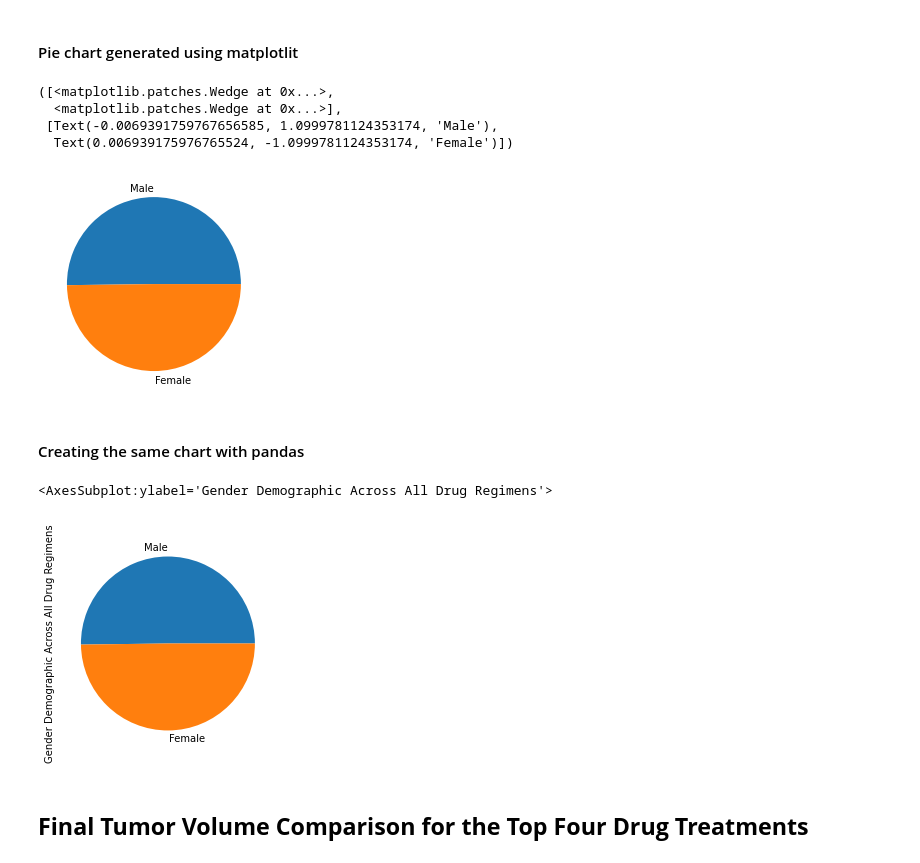
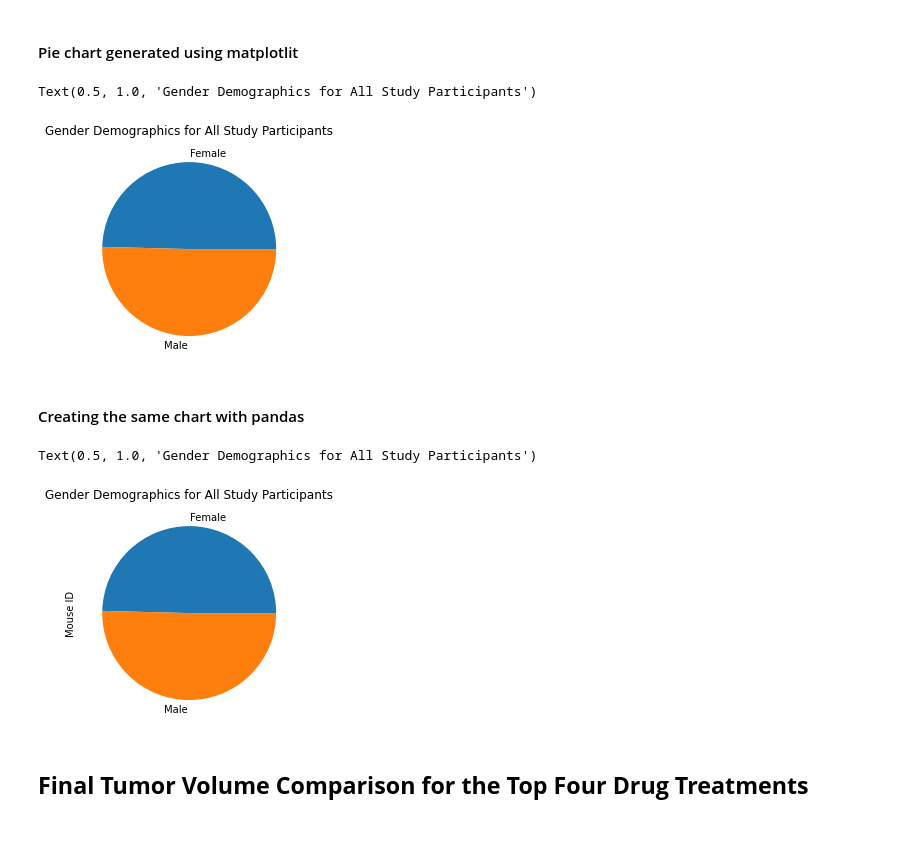
Before and after one commit to bakerv/Data-Visualization-Matplotlib, a Jupyter notebook: main.ipynb, the cells around one changed output. Cells and saved outputs as stored; diff of their text form; code cells hidden in the pictures; blank space fills up the shorter version.

```diff
--- a/main.ipynb
+++ b/main.ipynb
@@ -381,20 +399,19 @@ Name: Mouse ID, dtype: int64
 # %% [markdown]
 #### Pie chart generated using matplotlit
 # %%
-plt.pie(gendermice,labels =["Male","Female"])
+plt.pie(gendermice,labels =["Female","Male"])
+plt.title("Gender Demographics for All Study Participants")
 # %% [output]
-([<matplotlib.patches.Wedge at 0x...>,
-  <matplotlib.patches.Wedge at 0x...>],
- [Text(-0.0069391759767656585, 1.0999781124353174, 'Male'),
-  Text(0.006939175976765524, -1.0999781124353174, 'Female')])
+Text(0.5, 1.0, 'Gender Demographics for All Study Participants')
-[figure, old version]
+[figure, new version]
 # %% [markdown]
 #### Creating the same chart with pandas
 # %%
-gendermice.plot(kind = "pie",ylabel="Gender Demographic Across All Drug Regimens")
+gendermice.plot(kind = "pie")
+plt.title("Gender Demographics for All Study Participants")
 # %% [output]
-<AxesSubplot:ylabel='Gender Demographic Across All Drug Regimens'>
+Text(0.5, 1.0, 'Gender Demographics for All Study Participants')
-[figure, old version]
+[figure, new version]
 # %% [markdown]
 ## **Final Tumor Volume Comparison for the Top Four Drug Treatments**
 # %% [markdown]
```
Also changed, not shown: parts of 11 cells of this notebook.
